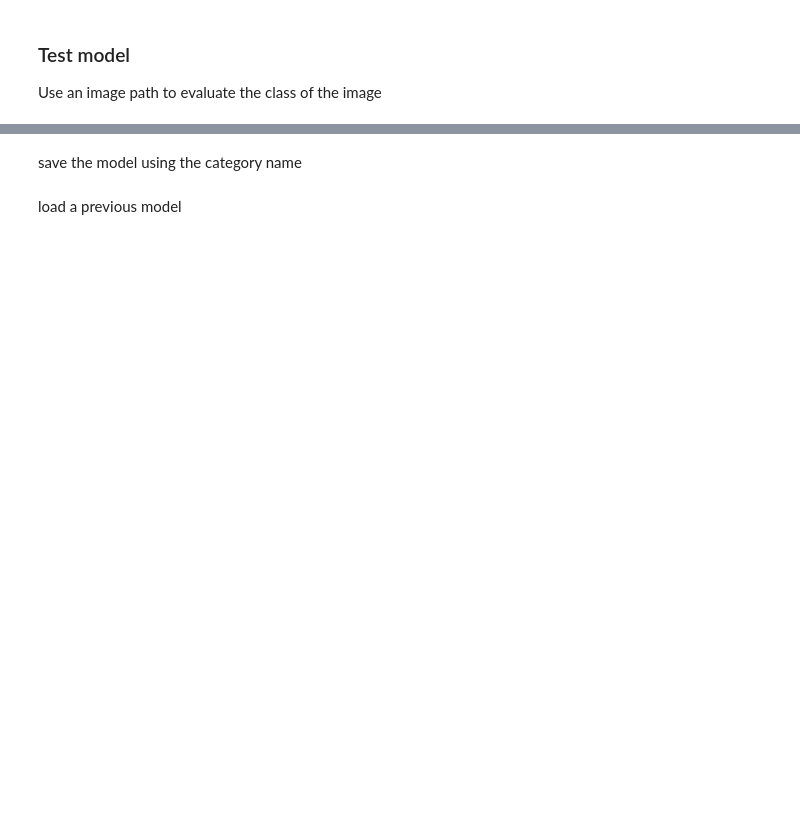
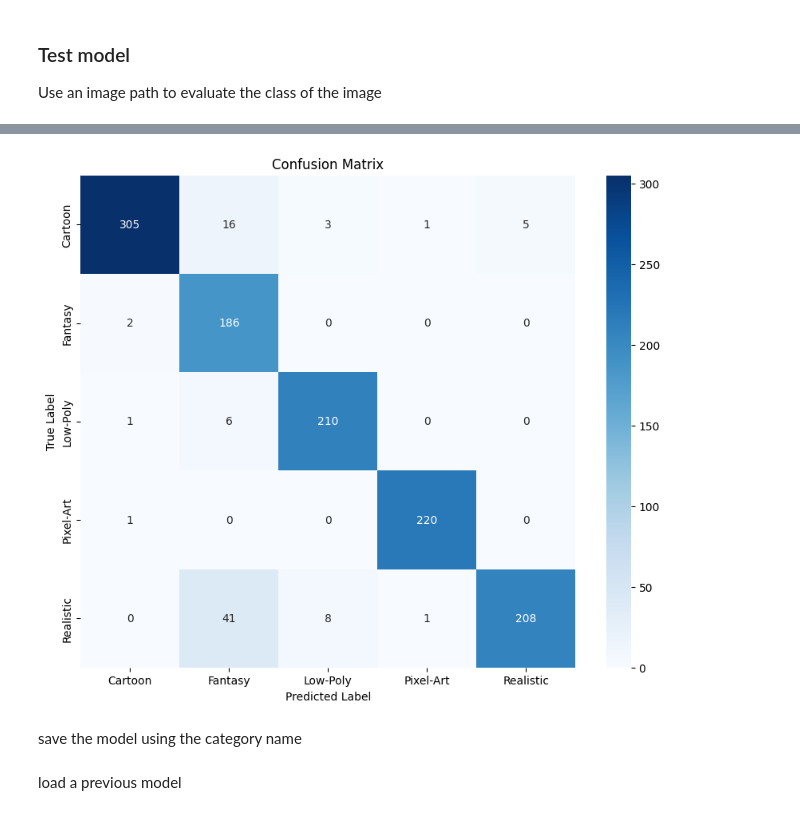
Before and after one commit to Luke-G91/AIA3, a Jupyter notebook: model-creation.ipynb, the cells around one changed output, grey strips where cells are left out. Drawn from its saved outputs; the diff is of its cells as text; code cells hidden in the pictures; blank space fills up the shorter version.

```diff
--- a/model-creation.ipynb
+++ b/model-creation.ipynb
@@ -233,7 +260,7 @@ plt.show()
 
 Use an image path to evaluate the class of the image
 # %%
-test_path = pathlib.Path('./examples/example1.png')
+test_path = pathlib.Path('.\data\Graphic-Style\Pixel-Art\\terraria50041.png')
 
 img = tf.keras.utils.load_img(
     test_path, target_size=(img_height, img_width)
@@ -254,0 +281,26 @@ This image most likely belongs to Pixel with a 99.77 percent confidence.
+# %%
+# Evaluate model on test data
+test_loss, test_acc = model.evaluate(test_ds)
+print(f'Test accuracy: {test_acc:.2f}')
+
+# Predict the labels for the test set
+y_pred = []
+y_true = []
+
+for images, labels in test_ds:
+    predictions = model.predict(images)
+    y_pred.extend(np.argmax(predictions, axis=1))
+    y_true.extend(labels.numpy())
+
+# Confusion matrix
+confusion_mtx = tf.math.confusion_matrix(y_true, y_pred)
+print('Confusion Matrix:\n', confusion_mtx)
+
+# Plot the confusion matrix
+plt.figure(figsize=(10, 8))
+sns.heatmap(confusion_mtx, annot=True, fmt='d', cmap='Blues', xticklabels=full_dataset.class_names, yticklabels=full_dataset.class_names)
+plt.title('Confusion Matrix')
+plt.ylabel('True Label')
+plt.xlabel('Predicted Label')
+plt.show()
+# %% [output]
@@ -255,3 +324,4 @@ This image most likely belongs to Pixel with a 99.77 percent confidence.
+[figure, added]
 # %% [markdown]
 save the model using the category name
 # %%
```
Also changed, not shown: parts of 27 cells of this notebook.
